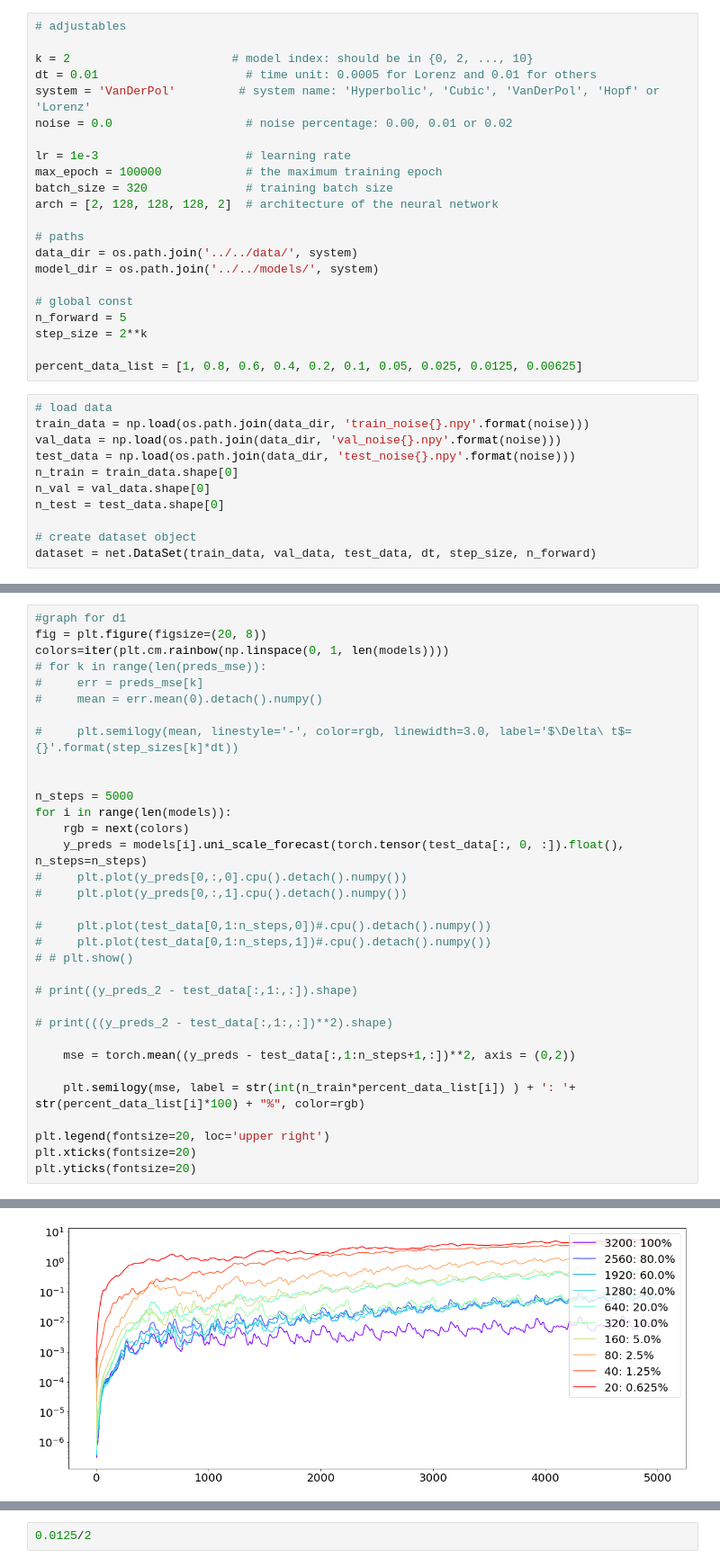
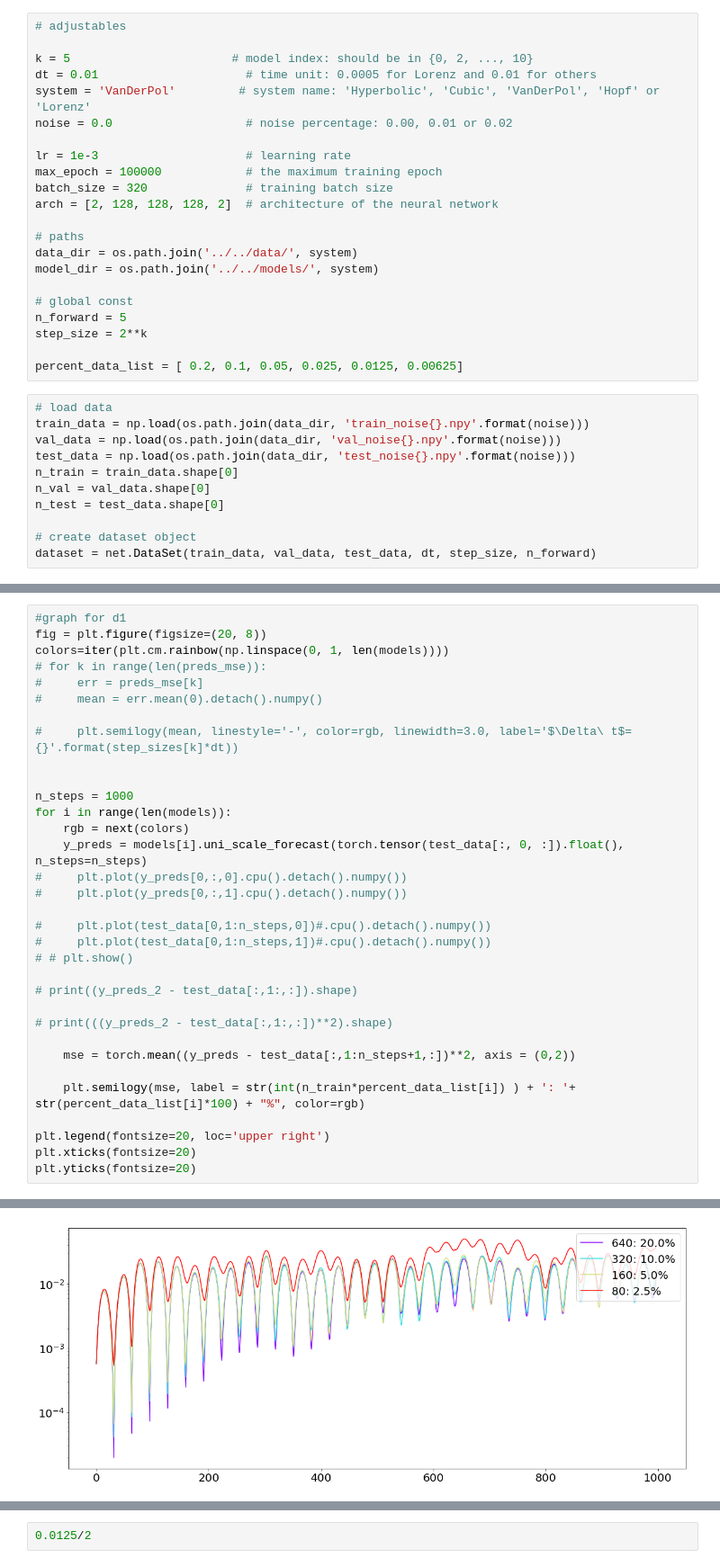
Before and after one commit to KatieJ16/ensemble_HiSTs, a Jupyter notebook: scripts/multiscale_HiTS_exp/model_training_post_less_data.ipynb, the cells around one changed output, grey strips where cells are left out. Shown at 90% size. Drawn from its saved outputs; the diff is of its cells as text.

```diff
--- a/scripts/multiscale_HiTS_exp/model_training_post_less_data.ipynb
+++ b/scripts/multiscale_HiTS_exp/model_training_post_less_data.ipynb
@@ -20,7 +20,7 @@ import ResNet as net
 # %%
 # adjustables
 
-k = 2                       # model index: should be in {0, 2, ..., 10}
+k = 5                       # model index: should be in {0, 2, ..., 10}
 dt = 0.01                     # time unit: 0.0005 for Lorenz and 0.01 for others
 system = 'VanDerPol'         # system name: 'Hyperbolic', 'Cubic', 'VanDerPol', 'Hopf' or 'Lorenz'
 noise = 0.0                   # noise percentage: 0.00, 0.01 or 0.02
@@ -38,7 +38,7 @@ model_dir = os.path.join('../../models/', system)
 n_forward = 5
 step_size = 2**k
 
-percent_data_list = [1, 0.8, 0.6, 0.4, 0.2, 0.1, 0.05, 0.025, 0.0125, 0.00625]
+percent_data_list = [ 0.2, 0.1, 0.05, 0.025, 0.0125, 0.00625]
 # %%
 # load data
 train_data = np.load(os.path.join(data_dir, 'train_noise{}.npy'.format(noise)))
@@ -88,7 +84,7 @@ colors=iter(plt.cm.rainbow(np.linspace(0, 1, len(models))))
 #     plt.semilogy(mean, linestyle='-', color=rgb, linewidth=3.0, label='$\Delta\ t$={}'.format(step_sizes[k]*dt))
 
 
-n_steps = 5000
+n_steps = 1000
 for i in range(len(models)):
     rgb = next(colors)
     y_preds = models[i].uni_scale_forecast(torch.tensor(test_data[:, 0, :]).float(), n_steps=n_steps)
@@ -117 +112 @@ plt.yticks(fontsize=20)
-[figure, old version]
+[figure, new version]
```
Also changed, not shown: parts of 5 cells of this notebook, 3 other files.
